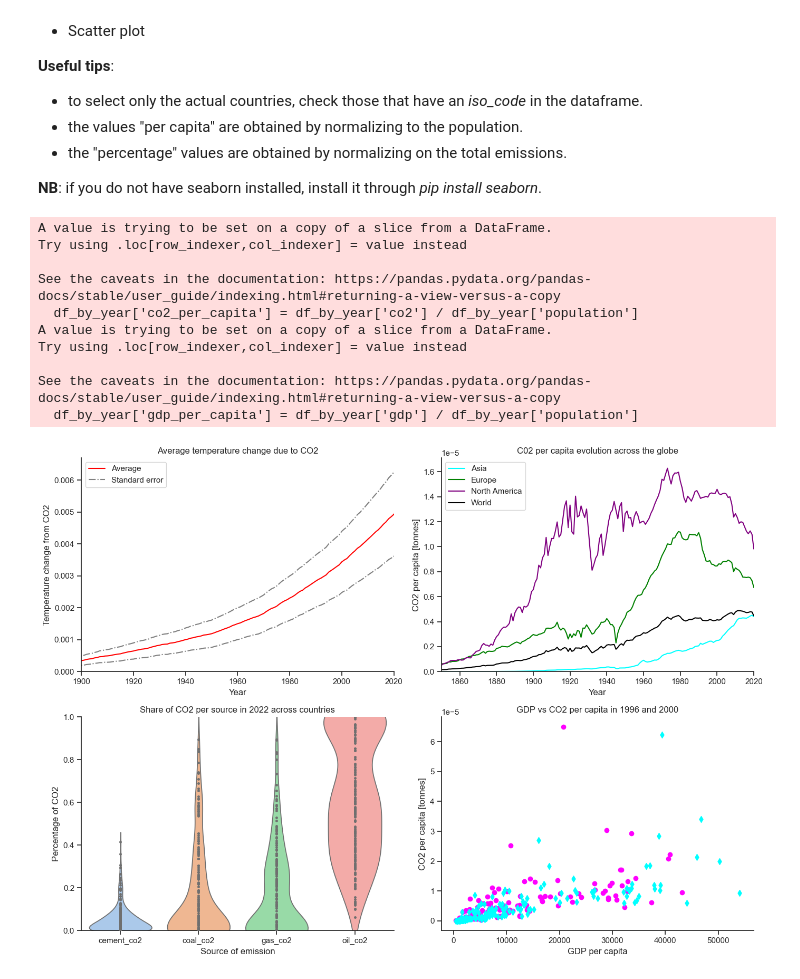
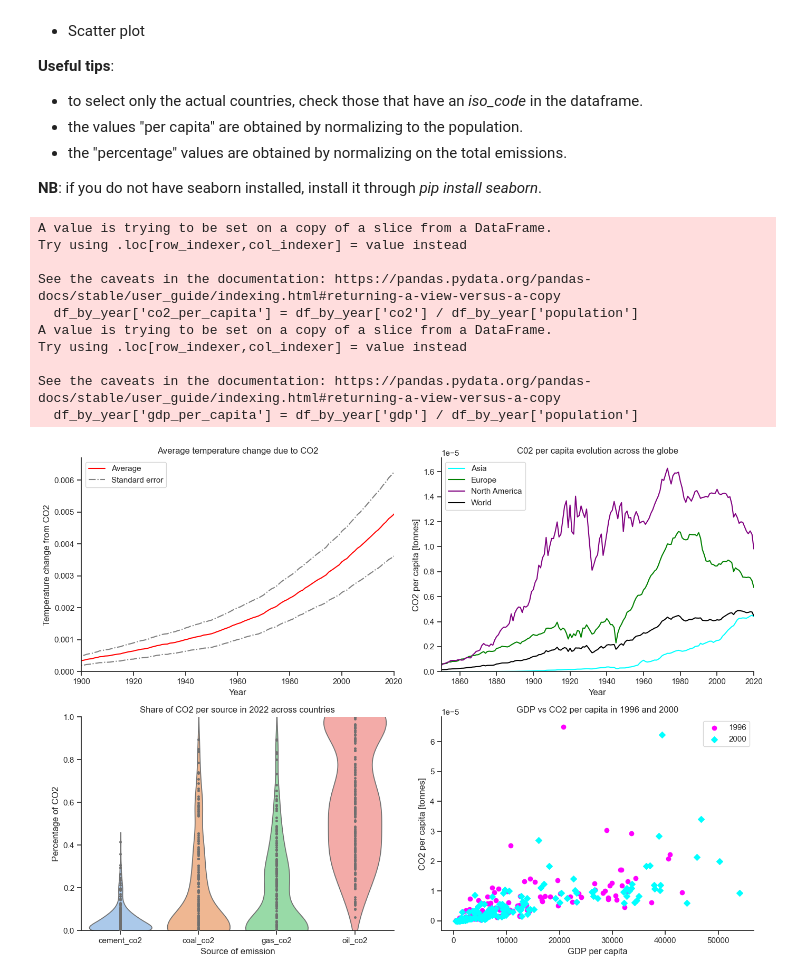
Before and after one commit to Wii42/data_science_ex, a Jupyter notebook: ex_7/W7_assignment.ipynb, the cells around one changed output. Drawn from its saved outputs; the diff is of its cells as text; code cells hidden in the pictures.

Commit message:
added legend to last plot

```diff
--- a/ex_7/W7_assignment.ipynb
+++ b/ex_7/W7_assignment.ipynb
@@ -118,7 +118,8 @@ def subplot4(fig: plt.Figure):
     df_2000 = df_by_year[df_by_year['year'] == 2000]
 
     plot.scatter( x = df_1996['gdp_per_capita'], y = df_1996['co2_per_capita'], color = 'magenta', label = 1996, marker = 'o')
-    plot.scatter( x = df_2000['gdp_per_capita'], y = df_2000['co2_per_capita'], color = 'cyan', label = 2000, marker = 'd')
+    plot.scatter( x = df_2000['gdp_per_capita'], y = df_2000['co2_per_capita'], color = 'cyan', label = 2000, marker = 'D')
+    plot.legend()
 
 
 
@@ -126,31 +127,31 @@ def subplot4(fig: plt.Figure):
 
 
 sns.set_theme(style='ticks', palette='pastel')
 
 df: pd.DataFrame = pd.read_csv('data/owid-co2-data-reduced.csv')
 df_nations_only = df[df.iso_code.notnull()]  # keep only rows where iso code is net null, e.g. belongs to a country
 df_co2_per_capita = df.assign(co2_per_capita=lambda x: df['co2'] / df['population'])
 
 
 
 fig: plt.Figure = plt.figure(figsize=(14, 10))
 subplot1(fig)
 subplot2(fig)
 df.groupby('iso_code').get_group('AFG')
 subplot3(fig)
 subplot4(fig)
 sns.despine()
 fig.tight_layout()
 plt.show()
 # %% [output]
 A value is trying to be set on a copy of a slice from a DataFrame.
 Try using .loc[row_indexer,col_indexer] = value instead
 
 See the caveats in the documentation: https://pandas.pydata.org/pandas-docs/stable/user_guide/indexing.html#returning-a-view-versus-a-copy
   df_by_year['co2_per_capita'] = df_by_year['co2'] / df_by_year['population']
 A value is trying to be set on a copy of a slice from a DataFrame.
 Try using .loc[row_indexer,col_indexer] = value instead
 
 See the caveats in the documentation: https://pandas.pydata.org/pandas-docs/stable/user_guide/indexing.html#returning-a-view-versus-a-copy
   df_by_year['gdp_per_capita'] = df_by_year['gdp'] / df_by_year['population']
-[figure, old version]
+[figure, new version]
```
